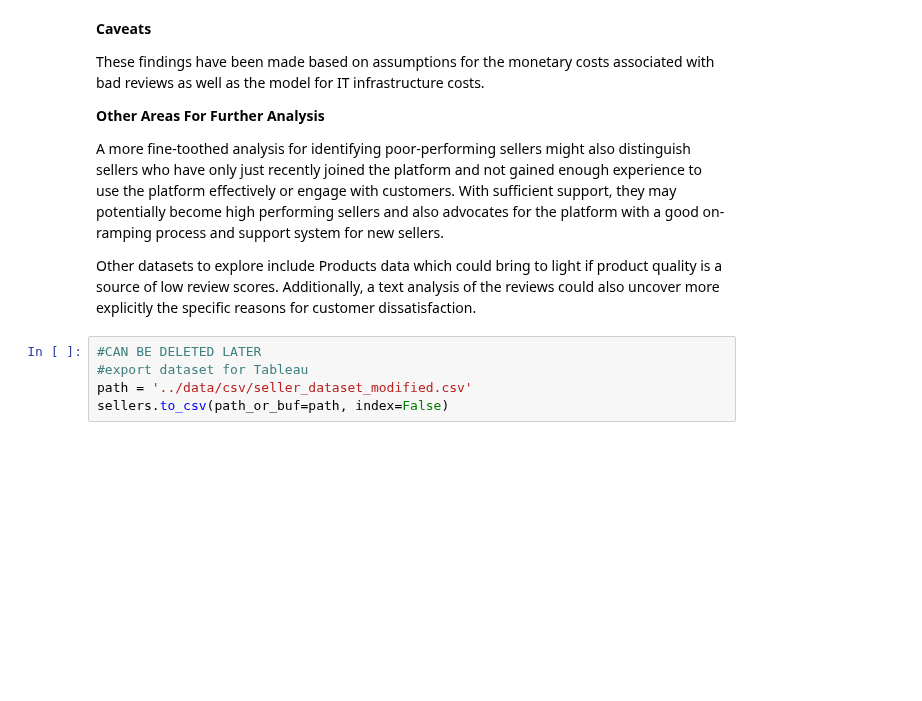
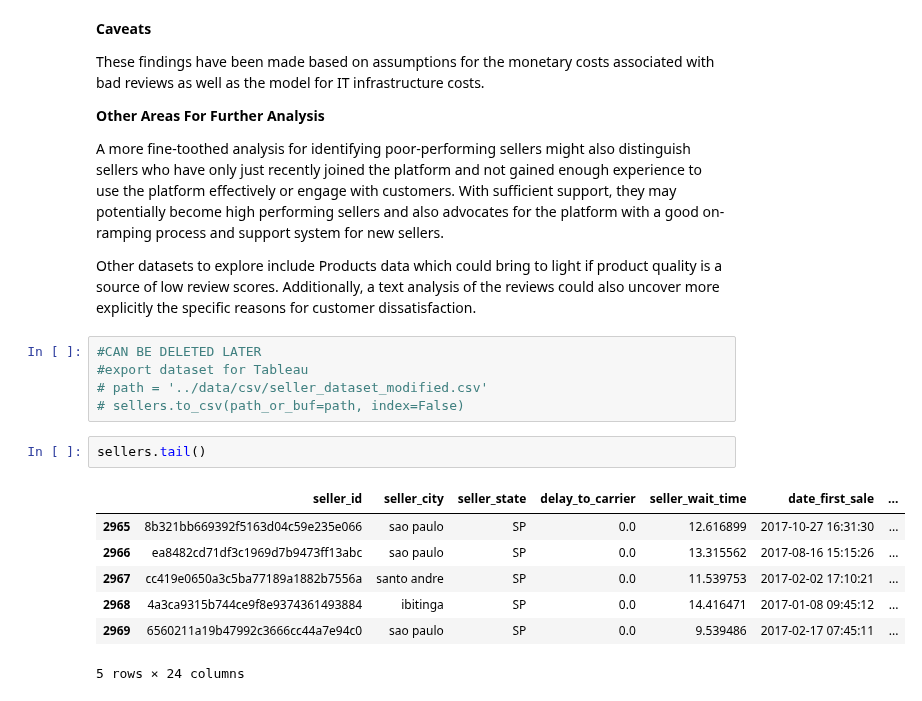
Before and after one commit to phlln/olist-analysis, a Jupyter notebook: notebooks/Profit Analysis & Recommendations.ipynb, the cells around one changed output. Drawn from its saved outputs; the diff is of its cells as text; blank space fills up the shorter version.

```diff
--- a/notebooks/Profit Analysis & Recommendations.ipynb
+++ b/notebooks/Profit Analysis & Recommendations.ipynb
@@ -618,5 +618,15 @@ Other datasets to explore include Products data which could bring to light if pr
 # %%
 #CAN BE DELETED LATER
 #export dataset for Tableau
-path = '../data/csv/seller_dataset_modified.csv'
-sellers.to_csv(path_or_buf=path, index=False)
+# path = '../data/csv/seller_dataset_modified.csv'
+# sellers.to_csv(path_or_buf=path, index=False)
+# %%
+sellers.tail()
+# %% [output]
+|  | seller_id | seller_city | seller_state | delay_to_carrier | seller_wait_time | date_first_sale | ... |
+| 2965 | 8b321bb669392f5163d04c59e235e066 | sao paulo | SP | 0.0 | 12.616899 | 2017-10-27 16:31:30 | ... |
+| 2966 | ea8482cd71df3c1969d7b9473ff13abc | sao paulo | SP | 0.0 | 13.315562 | 2017-08-16 15:15:26 | ... |
+| 2967 | cc419e0650a3c5ba77189a1882b7556a | santo andre | SP | 0.0 | 11.539753 | 2017-02-02 17:10:21 | ... |
+| 2968 | 4a3ca9315b744ce9f8e9374361493884 | ibitinga | SP | 0.0 | 14.416471 | 2017-01-08 09:45:12 | ... |
+| 2969 | 6560211a19b47992c3666cc44a7e94c0 | sao paulo | SP | 0.0 | 9.539486 | 2017-02-17 07:45:11 | ... |
+5 rows × 24 columns
```
